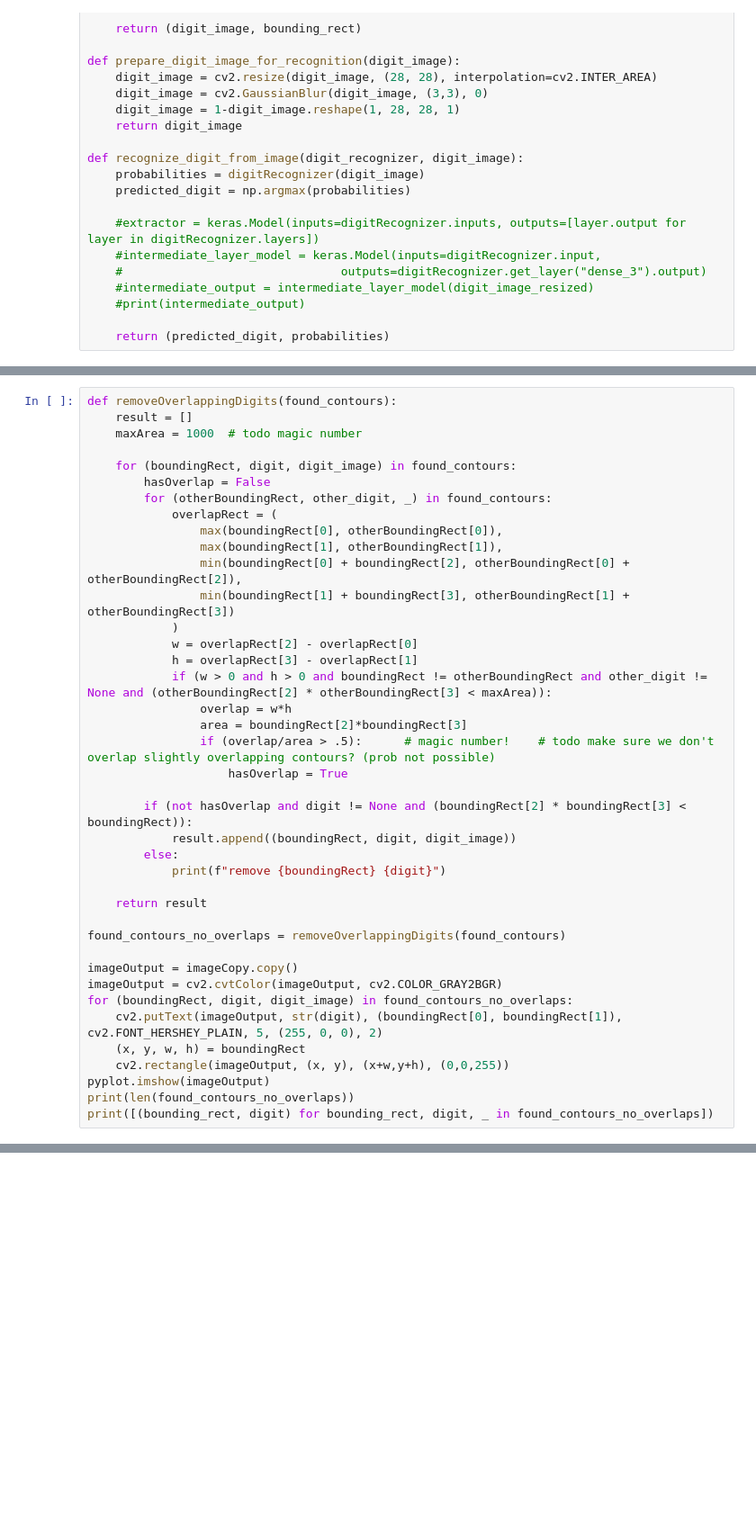
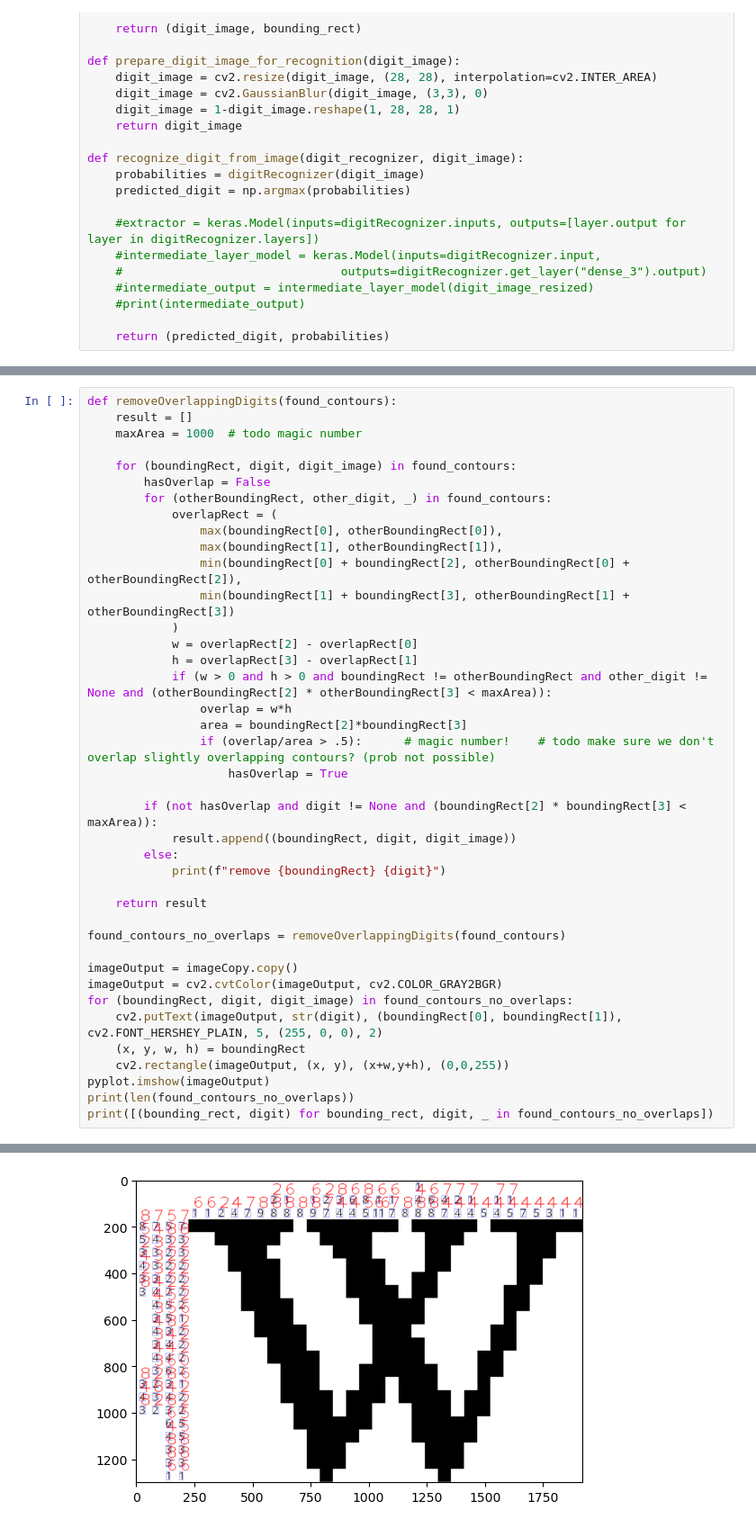
Before and after one commit to igloo81/nonogram, a Jupyter notebook: NonoGram start.ipynb, the cells around one changed output, grey strips where cells are left out. Shown at 90% size. Cells and saved outputs as stored; diff of their text form; blank space fills up the shorter version.

```diff
--- a/NonoGram start.ipynb
+++ b/NonoGram start.ipynb
@@ -288,7 +279,7 @@ def removeOverlappingDigits(found_contours):
                 if (overlap/area > .5):      # magic number!    # todo make sure we don't overlap slightly overlapping contours? (prob not possible)
                     hasOverlap = True
 
-        if (not hasOverlap and digit != None and (boundingRect[2] * boundingRect[3] < boundingRect)):
+        if (not hasOverlap and digit != None and (boundingRect[2] * boundingRect[3] < maxArea)):
             result.append((boundingRect, digit, digit_image))
         else:
             print(f"remove {boundingRect} {digit}")
@@ -311,3 +318,4 @@ TypeError: '<' not supported between instances of 'int' and 'tuple'
+[figure, added]
 # %%
 import math
 def showImagesUsedForRecognition(found_contours, sort_by_prediction):
```
Also changed, not shown: parts of 9 cells of this notebook, 1 other file.
